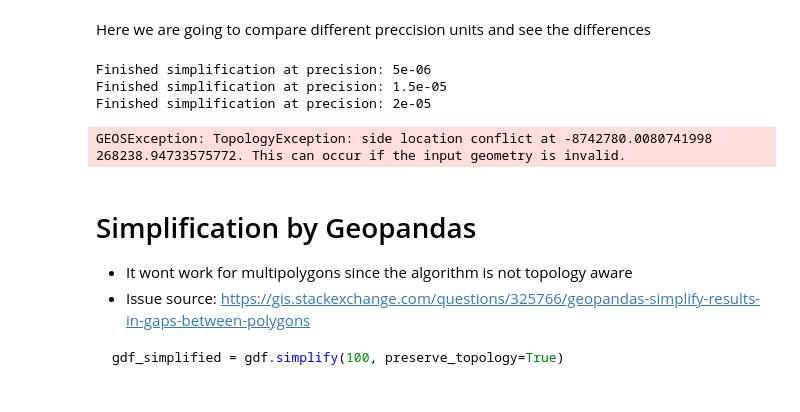
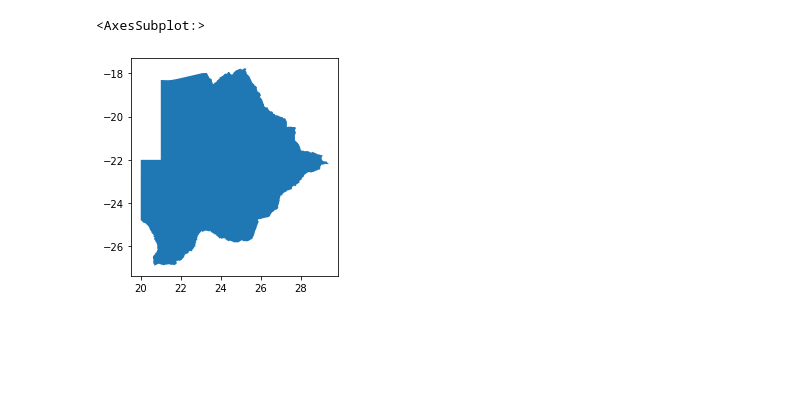
Before and after one commit to Rubenturtle/Turtle_lab, a Jupyter notebook: vector_management/simplify-polygons.ipynb, the cells around one changed output. Cells and saved outputs as stored; diff of their text form; code cells hidden in the pictures; blank space fills up the shorter version.

````diff
--- a/vector_management/simplify-polygons.ipynb
+++ b/vector_management/simplify-polygons.ipynb
@@ -291,21 +23,15 @@ simplification.plot()
-# %% [markdown]
-Here we are going to compare different preccision units and see the differences
-# %%
-"""make an output for different levels"""
-# units = [0.00005, 0.00015, 0.00020]
-# units = [0.000005, 0.000015, 0.000020]
-units = [0.000005, 0.000015, 0.00002, 0.00005, 0.00015, 0.0002] # Descending order
-
-# By oversimplification, it can give an error
-df_output = simplify_vector_file(gdf_fixed, input_path, output_path, units)
-# %% [output]
-Finished simplification at precision: 5e-06
-Finished simplification at precision: 1.5e-05
-Finished simplification at precision: 2e-05
-GEOSException: TopologyException: side location conflict at -8742780.0080741998 268238.94733575772. This can occur if the input geometry is invalid.
-# %% [markdown]
-# Simplification by Geopandas
-- It wont work for multipolygons since the algorithm is not topology aware
-- Issue source:  https://gis.stackexchange.com/questions/325766/geopandas-simplify-results-in-gaps-between-polygons
-```Python
-gdf_simplified = gdf.simplify(100, preserve_topology=True)
+# %%
+"""Read the input as a geodataframe"""
+polygon_path = r"Z:\demo-geo-stack\geoserver\data\im-nca-botswana\botswana_boundaries\botswana_country_boundary_4326.shp"
+# multipolygon_path = r"\\akif.internal\public\demo-geo-stack\geoserver\data\im-nca-southafrica\biomes\biomes_map_vectorized_4326_solved.shp"
+gdf = gpd.read_file(polygon_path)
+# %%
+"""Simpification by topojson"""
+unit = 0.005
+topo = tp.Topology(gdf.to_crs(epsg='4326'), prequantize=False)
+simplification = topo.toposimplify(unit).to_gdf()
+
+simplification.plot()
+# %% [output]
+<AxesSubplot:>
+[figure, added]
````
Also changed, not shown: parts of 12 cells of this notebook, 21 other files.
